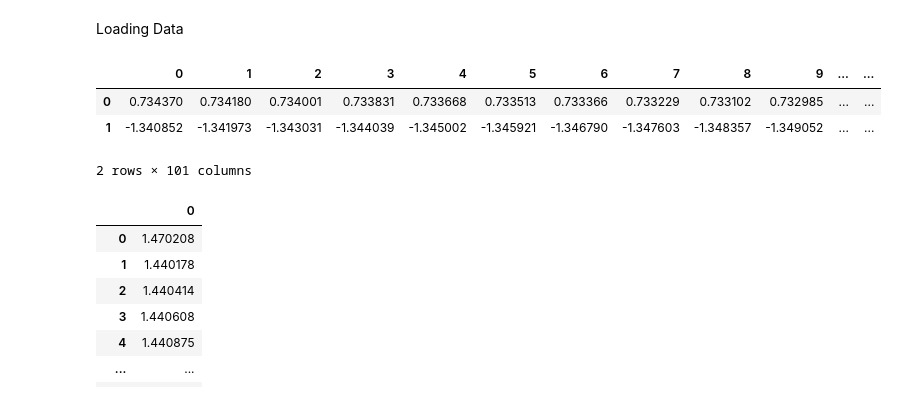
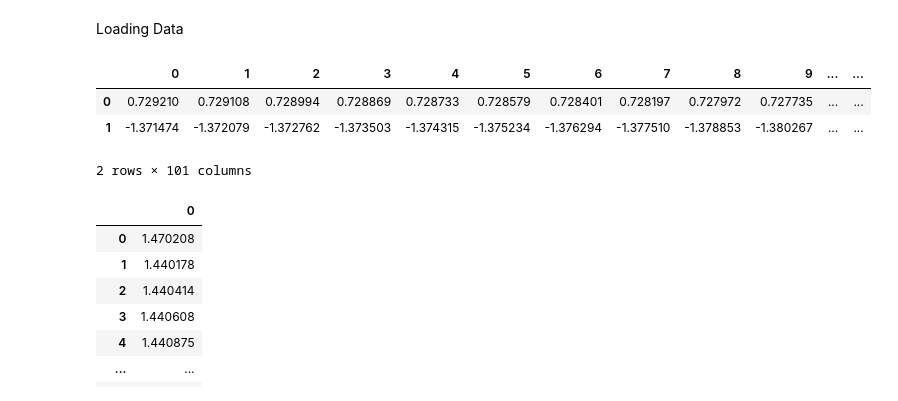
Before and after one commit to Leoopessoa/Edge-Coupler, a Jupyter notebook: Simulation/Components Assembly.ipynb, the cells around one changed output. Cells and saved outputs as stored; diff of their text form; code cells hidden in the pictures.

```diff
--- a/Simulation/Components Assembly.ipynb
+++ b/Simulation/Components Assembly.ipynb
@@ -705,12 +705,12 @@ else:
     # Create EME
     lum.addeme()
     lum.set("allow custom eigensolver settings",1)
-    lum.set("number of cell groups",4)
-    lum.set("group spans",np.transpose([5e-6, 80e-6, lenght - 80e-6, 4e-6]))
+    lum.set("number of cell groups",3)
+    lum.set("group spans",np.transpose([5e-6, length, 4e-6]))
     lum.set({
-        "cells"                   :np.transpose([1, 8, 60, 1]),
-        "subcell method"          :np.transpose([0, 1, 1, 0]), # 0 = none,  1 = CVCS
-        "modes"                   :np.transpose([4, 20, 32, 4]),
+        "cells"                   :np.transpose([1, 60, 1]),
+        "subcell method"          :np.transpose([0, 1, 0]), # 0 = none,  1 = CVCS
+        "modes"                   :np.transpose([4, 32, 4]),
         "x min"                   :-5e-6,
         "y"                       :0,
         "y span"                  :yspan,
@@ -905,7 +905,7 @@ for i in range(len(x_sweep)):
 # %% [markdown]
 Saving Data
 # %%
-with open('SavedData/Exponential_DataTMW6.txt', 'wb') as file:
+with open('SavedData/Exponential_DataTEW6.txt', 'wb') as file:
     plk.dump([T, Tlog],file)
 file.close()
 # %%
@@ -916,17 +916,17 @@ file.close()
 # %% [markdown]
 Loading Data
 # %%
-with open('SavedData/Exponential_DataTMW6.txt', 'rb') as file:
+with open('SavedData/Exponential_DataTEW6.txt', 'rb') as file:
     Exponential_data = plk.load(file)
 file.close()
 
 #print(data)
 dataFrame = pd.DataFrame(Exponential_data) # Read the .txt file
 dataFrame
 # %% [output]
 |  | 0 | 1 | 2 | 3 | 4 | 5 | 6 | 7 | 8 | 9 | ... | ... |
-| 0 | 0.734370 | 0.734180 | 0.734001 | 0.733831 | 0.733668 | 0.733513 | 0.733366 | 0.733229 | 0.733102 | 0.732985 | ... | ... |
-| 1 | -1.340852 | -1.341973 | -1.343031 | -1.344039 | -1.345002 | -1.345921 | -1.346790 | -1.347603 | -1.348357 | -1.349052 | ... | ... |
+| 0 | 0.729210 | 0.729108 | 0.728994 | 0.728869 | 0.728733 | 0.728579 | 0.728401 | 0.728197 | 0.727972 | 0.727735 | ... | ... |
+| 1 | -1.371474 | -1.372079 | -1.372762 | -1.373503 | -1.374315 | -1.375234 | -1.376294 | -1.377510 | -1.378853 | -1.380267 | ... | ... |
 2 rows × 101 columns
 # %%
 # Loading Neff data
```
Also changed, not shown: parts of 9 cells of this notebook, 28 other files.
